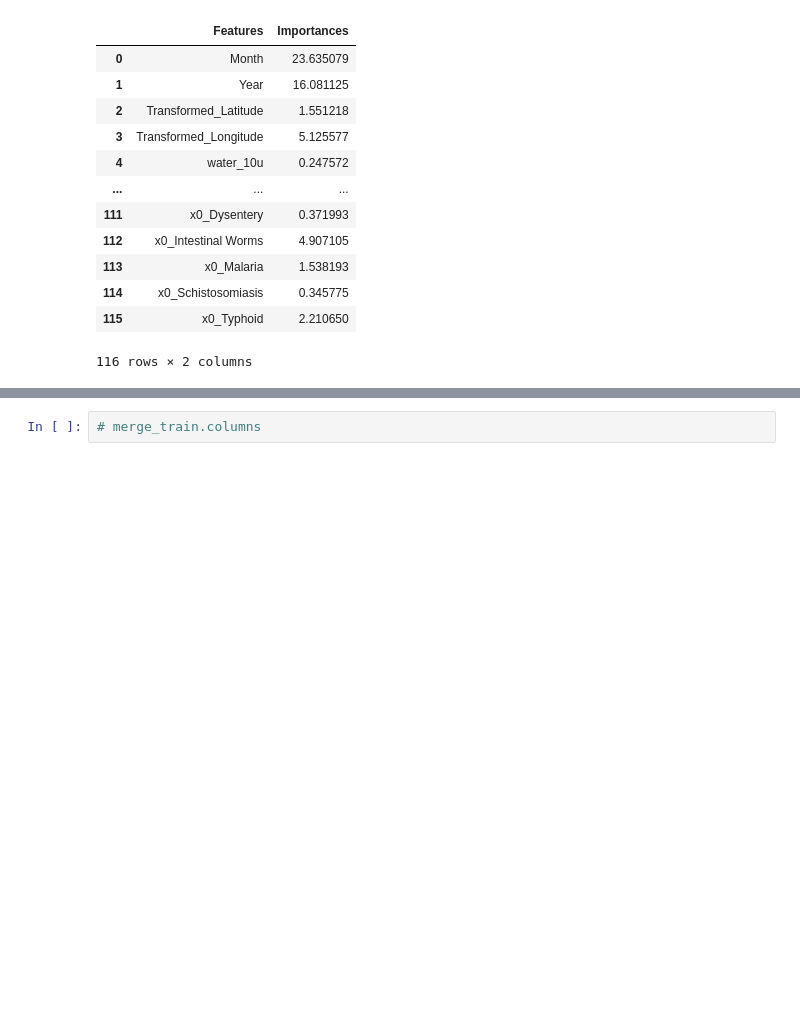
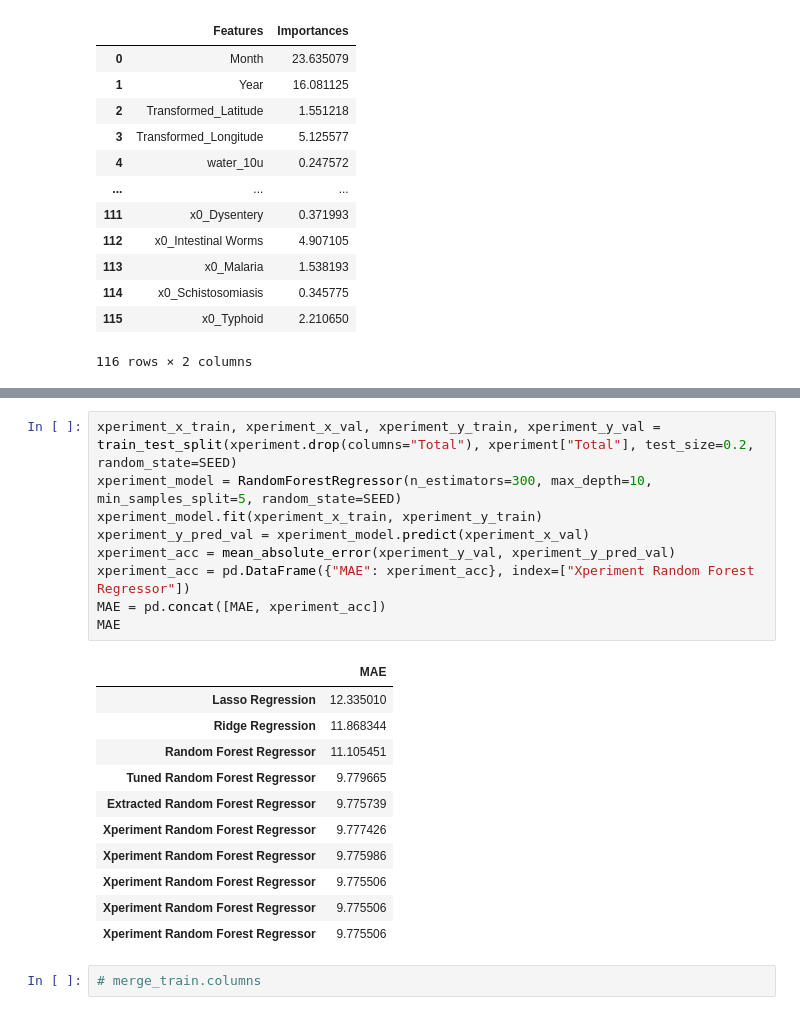
Before and after one commit to GamerGbesh/beginner-ML, a Jupyter notebook: outbreaks/main.ipynb, the cells around one changed output, grey strips where cells are left out. Cells and saved outputs as stored; diff of their text form; blank space fills up the shorter version.

```diff
--- a/outbreaks/main.ipynb
+++ b/outbreaks/main.ipynb
@@ -697,3 +742,24 @@ feature_importance_percentage
+# %%
+xperiment_x_train, xperiment_x_val, xperiment_y_train, xperiment_y_val = train_test_split(xperiment.drop(columns="Total"), xperiment["Total"], test_size=0.2, random_state=SEED)
+xperiment_model = RandomForestRegressor(n_estimators=300, max_depth=10, min_samples_split=5, random_state=SEED)
+xperiment_model.fit(xperiment_x_train, xperiment_y_train)
+xperiment_y_pred_val = xperiment_model.predict(xperiment_x_val)
+xperiment_acc = mean_absolute_error(xperiment_y_val, xperiment_y_pred_val)
+xperiment_acc = pd.DataFrame({"MAE": xperiment_acc}, index=["Xperiment Random Forest Regressor"])
+MAE = pd.concat([MAE, xperiment_acc])
+MAE
+# %% [output]
+|  | MAE |
+| Lasso Regression | 12.335010 |
+| Ridge Regression | 11.868344 |
+| Random Forest Regressor | 11.105451 |
+| Tuned Random Forest Regressor | 9.779665 |
+| Extracted Random Forest Regressor | 9.775739 |
+| Xperiment Random Forest Regressor | 9.777426 |
+| Xperiment Random Forest Regressor | 9.775986 |
+| Xperiment Random Forest Regressor | 9.775506 |
+| Xperiment Random Forest Regressor | 9.775506 |
+| Xperiment Random Forest Regressor | 9.775506 |
 # %%
 # merge_train.columns
 # %%
```
Also changed, not shown: parts of 3 cells of this notebook.
